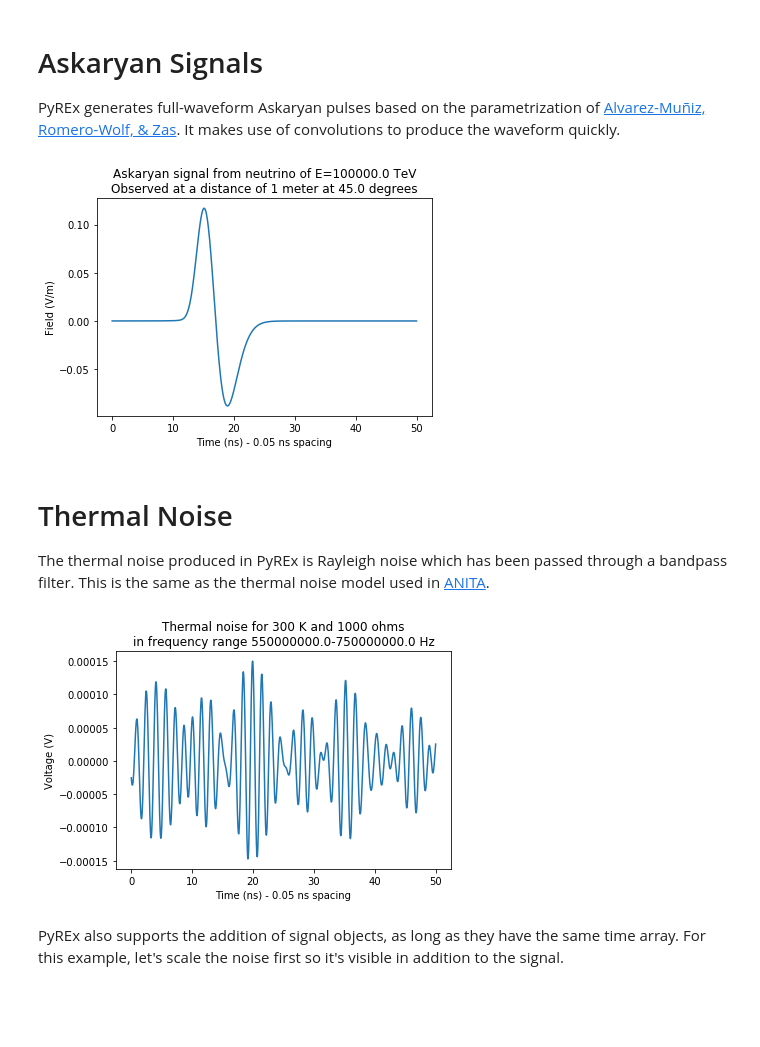
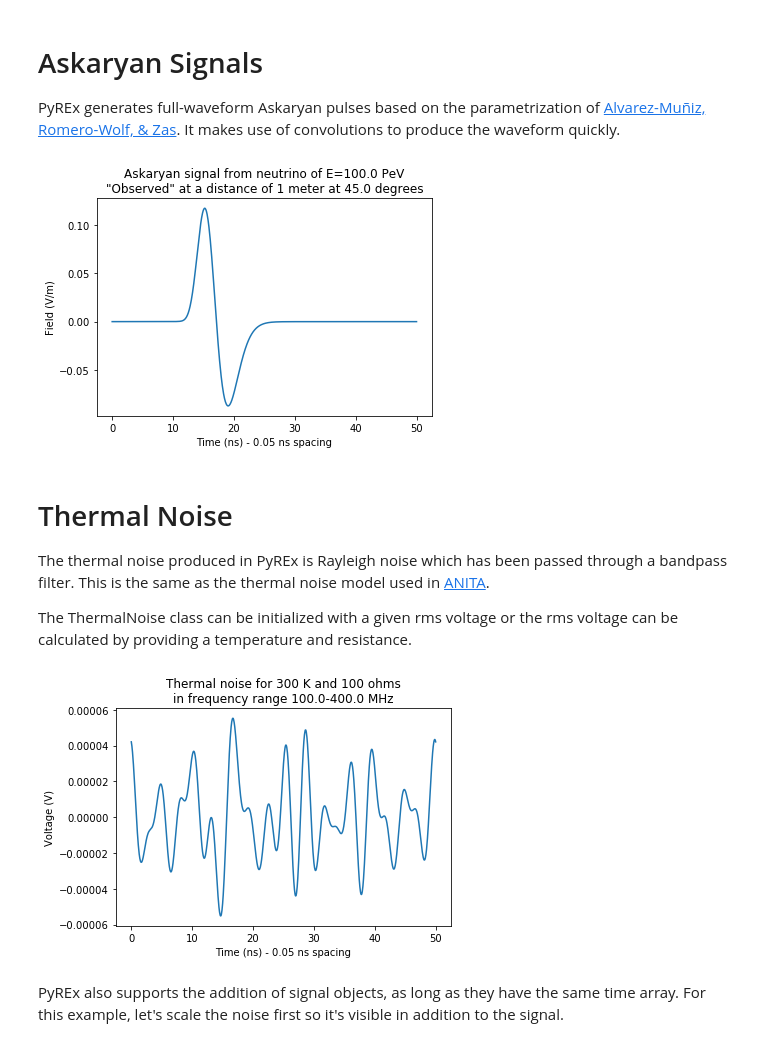
Before and after one commit to bhokansonfasig/pyrex, a Jupyter notebook: PyREx Demo.ipynb, the cells around one changed output. Drawn from its saved outputs; the diff is of its cells as text; code cells hidden in the pictures; blank space fills up the shorter version.

```diff
--- a/PyREx Demo.ipynb
+++ b/PyREx Demo.ipynb
@@ -35,38 +35,40 @@ ask = pyrex.AskaryanSignal(times=time_array, energy=neutrino_energy,
                            theta=observation_angle, t0=time_offset)
 # %%
 plt.plot(ask.times * 1e9, ask.values)
-plt.title("Askaryan signal from neutrino of E="+str(neutrino_energy)
-          +" TeV\nObserved at a distance of 1 meter at "
+plt.title("Askaryan signal from neutrino of E="+str(neutrino_energy*1e-6)
+          +" PeV\n\"Observed\" at a distance of 1 meter at "
           +str(observation_angle*180/np.pi)+" degrees")
 plt.xlabel("Time (ns) - "+str(ask.dt*1e9)+" ns spacing")
 plt.ylabel("Field (V/m)")
 plt.show()
 # %% [output]
-[figure, old version]
+[figure, new version]
 # %% [markdown]
 <a id='thermal_noise'></a>
 # Thermal Noise
 
 The thermal noise produced in PyREx is Rayleigh noise which has been passed through a bandpass filter. This is the same as the thermal noise model used in [ANITA](https://www.phys.hawaii.edu/elog/anita_notes/060228_110754/noise_simulation.ps).
+
+The ThermalNoise class can be initialized with a given rms voltage or the rms voltage can be calculated by providing a temperature and resistance.
 # %%
 pyrex.ThermalNoise?
 # %%
 time_array = np.linspace(0, 50e-9, 1001) # s
 temperature = 300 # K
-resistance = 1000 # ohm
-frequency_band = (550e6, 750e6) # Hz
+resistance = 100 # ohm
+frequency_band = (100e6, 400e6) # Hz
 noise = pyrex.ThermalNoise(times=time_array, temperature=temperature,
                            resistance=resistance, f_band=frequency_band)
 # %%
 plt.plot(noise.times * 1e9, noise.values)
 plt.title("Thermal noise for "+str(temperature)+" K and "
           +str(resistance)+" ohms\nin frequency range "
-          +str(frequency_band[0])+"-"+str(frequency_band[1])+" Hz")
+          +str(frequency_band[0]*1e-6)+"-"+str(frequency_band[1]*1e-6)+" MHz")
 plt.xlabel("Time (ns) - "+str(noise.dt*1e9)+" ns spacing")
 plt.ylabel("Voltage (V)")
 plt.show()
 # %% [output]
-[figure, old version]
+[figure, new version]
 # %% [markdown]
 PyREx also supports the addition of signal objects, as long as they have the same time array. For this example, let's scale the noise first so it's visible in addition to the signal.
 # %%
```
Also changed, not shown: parts of 10 cells of this notebook, 16 other files.
